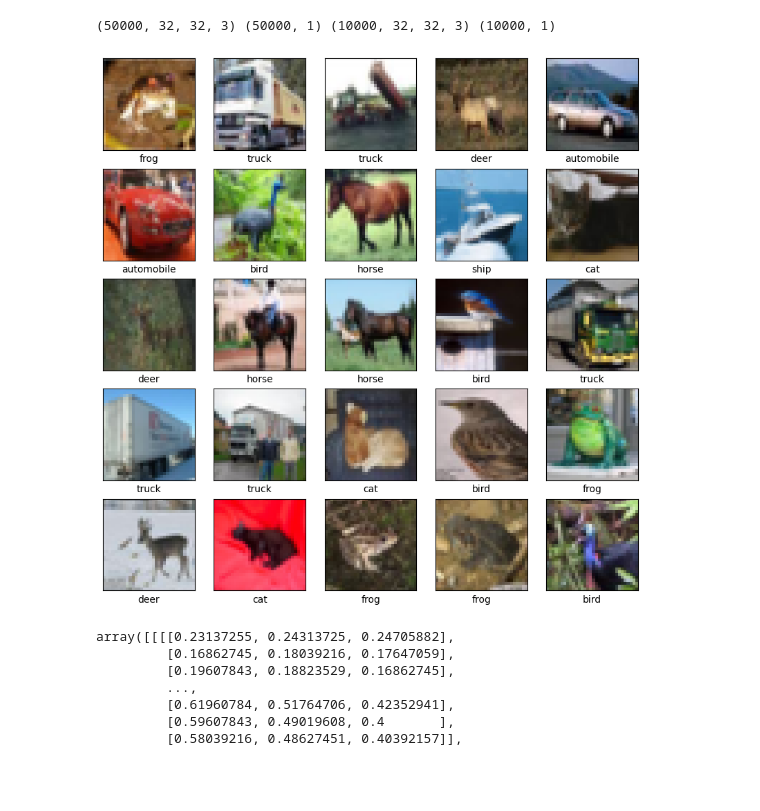
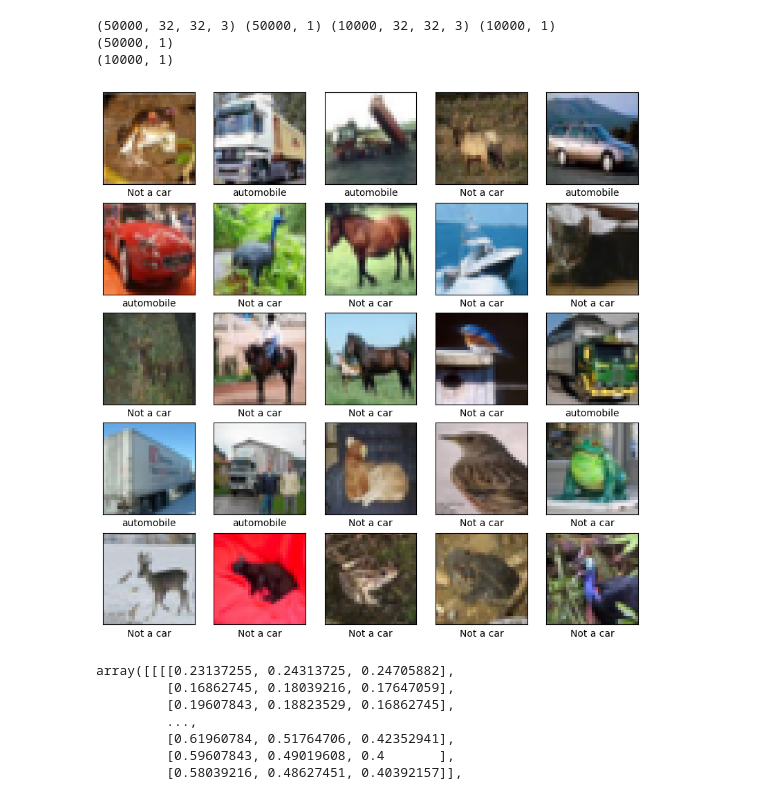
Before and after one commit to Onlyriley/MLProject, a Jupyter notebook: SVMTesting.ipynb, the cells around one changed output. Drawn from its saved outputs; the diff is of its cells as text; code cells hidden in the pictures.

Commit message:
Changed SVC to only use car/not-car and added 3 different kernels

```diff
--- a/SVMTesting.ipynb
+++ b/SVMTesting.ipynb
@@ -10,25 +10,45 @@ cifar10 = tf.keras.datasets.cifar10
 # %%
 (x_train, y_train), (x_test, y_test) = cifar10.load_data()
 print(x_train.shape, y_train.shape, x_test.shape, y_test.shape)
 
 # Reduce pixel values
 x_train, x_test = x_train / 255.0, x_test / 255.0
 
 # Label and plot images
-class_names = ['airplane', 'automobile', 'bird', 'cat', 'deer',
-               'dog', 'frog', 'horse', 'ship', 'truck']
+'''
+I changed this from the full list to just two:
+This GREATLY improves model accuracy
+'''
+class_names = ['Not a car', 'automobile']
+
+print(y_train.shape)
+print(y_test.shape)
+# Change data set to only have 2 labels
+for i in range(50000):
+    if y_train[i][0] not in {1, 9}:
+        y_train[i][0] = 0
+    else:
+        y_train[i][0] = 1
+
+for i in range(10000):
+    if y_test[i][0] not in {1, 9}:
+        y_test[i][0] = 0
+    else:
+        y_test[i][0] = 1
 
 plt.figure(figsize=(10,10))
 for i in range(25):
     plt.subplot(5,5,i+1)
     plt.xticks([])
     plt.yticks([])
     plt.grid(False)
     plt.imshow(x_train[i])
     # The CIFAR labels happen to be arrays,
     # which is why you need the extra index
     plt.xlabel(class_names[y_train[i][0]])
 plt.show()
 # %% [output]
 (50000, 32, 32, 3) (50000, 1) (10000, 32, 32, 3) (10000, 1)
+(50000, 1)
+(10000, 1)
-[figure, old version]
+[figure, new version]
```
Also changed, not shown: parts of 6 cells of this notebook.
